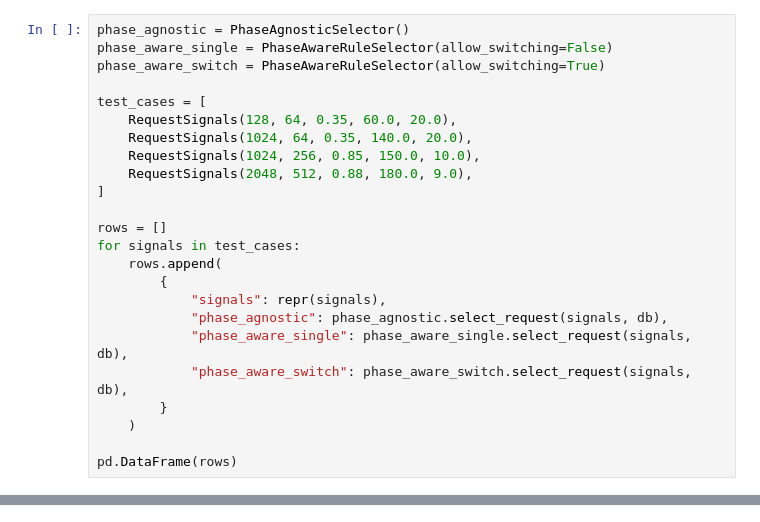
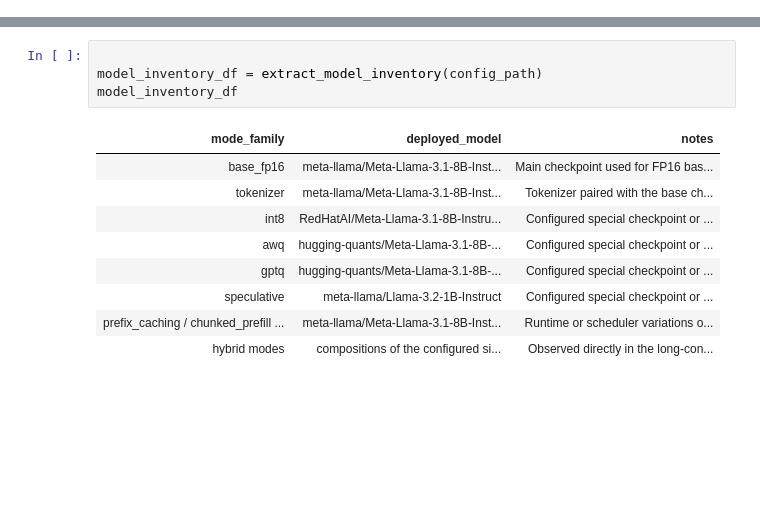
Before and after one commit to ModeSwitch-LLM/ModeSwitch-LLM, a Jupyter notebook: hivansh_selector_repo.ipynb, the cells around one changed output, grey strips where cells are left out. Saved outputs shown, nothing was run; the diff lists cells and outputs as text; blank space fills up the shorter version.

```diff
--- a/hivansh_selector_repo.ipynb
+++ b/hivansh_selector_repo.ipynb
@@ -797,24 +0,0 @@ What the updated selector is doing:
-# %%
-phase_agnostic = PhaseAgnosticSelector()
-phase_aware_single = PhaseAwareRuleSelector(allow_switching=False)
-phase_aware_switch = PhaseAwareRuleSelector(allow_switching=True)
-
-test_cases = [
-    RequestSignals(128, 64, 0.35, 60.0, 20.0),
-    RequestSignals(1024, 64, 0.35, 140.0, 20.0),
-    RequestSignals(1024, 256, 0.85, 150.0, 10.0),
-    RequestSignals(2048, 512, 0.88, 180.0, 9.0),
-]
-
-rows = []
-for signals in test_cases:
-    rows.append(
-        {
-            "signals": repr(signals),
-            "phase_agnostic": phase_agnostic.select_request(signals, db),
-            "phase_aware_single": phase_aware_single.select_request(signals, db),
-            "phase_aware_switch": phase_aware_switch.select_request(signals, db),
-        }
-    )
-
-pd.DataFrame(rows)
@@ -890,0 +268,14 @@ The remaining dependency is the final benchmark export, not the selector structu
+# %%
+
+model_inventory_df = extract_model_inventory(config_path)
+model_inventory_df
+# %% [output]
+| mode_family | deployed_model | notes |
+| base_fp16 | meta-llama/Meta-Llama-3.1-8B-Inst... | Main checkpoint used for FP16 bas... |
+| tokenizer | meta-llama/Meta-Llama-3.1-8B-Inst... | Tokenizer paired with the base ch... |
+| int8 | RedHatAI/Meta-Llama-3.1-8B-Instru... | Configured special checkpoint or ... |
+| awq | hugging-quants/Meta-Llama-3.1-8B-... | Configured special checkpoint or ... |
+| gptq | hugging-quants/Meta-Llama-3.1-8B-... | Configured special checkpoint or ... |
+| speculative | meta-llama/Llama-3.2-1B-Instruct | Configured special checkpoint or ... |
+| prefix_caching / chunked_prefill ... | meta-llama/Meta-Llama-3.1-8B-Inst... | Runtime or scheduler variations o... |
+| hybrid modes | compositions of the configured si... | Observed directly in the long-con... |
```
Also changed, not shown: parts of 46 cells of this notebook.
